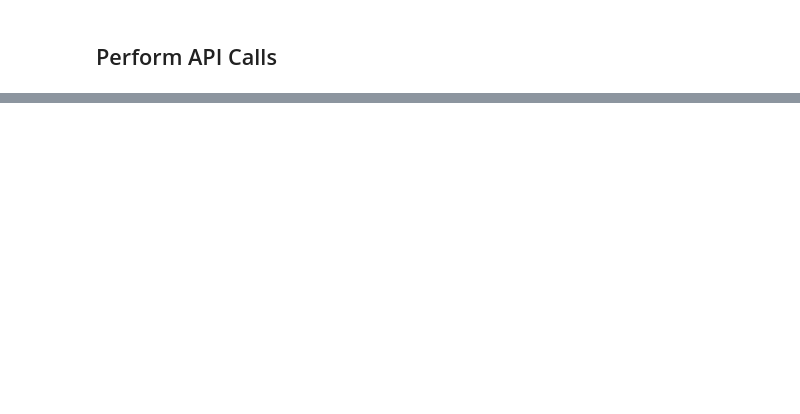
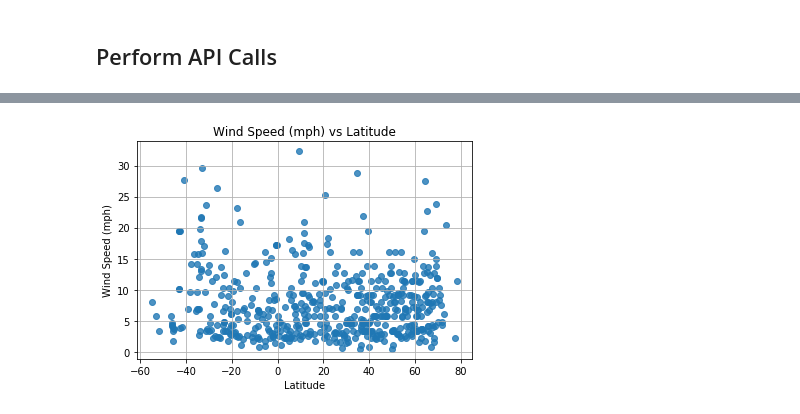
Before and after one commit to idarerick/WeatherPy, a Jupyter notebook: WeatherPy_Darrick.ipynb, the cells around one changed output, grey strips where cells are left out. Drawn from its saved outputs; the diff is of its cells as text; code cells hidden in the pictures; blank space fills up the shorter version.

```diff
--- a/WeatherPy_Darrick.ipynb
+++ b/WeatherPy_Darrick.ipynb
@@ -82,0 +163,11 @@ ValueError: Length of values does not match length of index
+# %%
+windaxis = cities_df["Wind Speed"]
+plt.scatter(xaxis, windaxis, alpha=0.8)
+plt.title("Wind Speed (mph) vs Latitude")
+plt.xlabel("Latitude")
+plt.ylabel("Wind Speed (mph)")
+plt.grid(True)
+tempvslatplot = plt.savefig("images/WindSpeedvsLat.png")
+plt.show()
+# %% [output]
+[figure, added]
```
Also changed, not shown: parts of 16 cells of this notebook, 7 other files.
